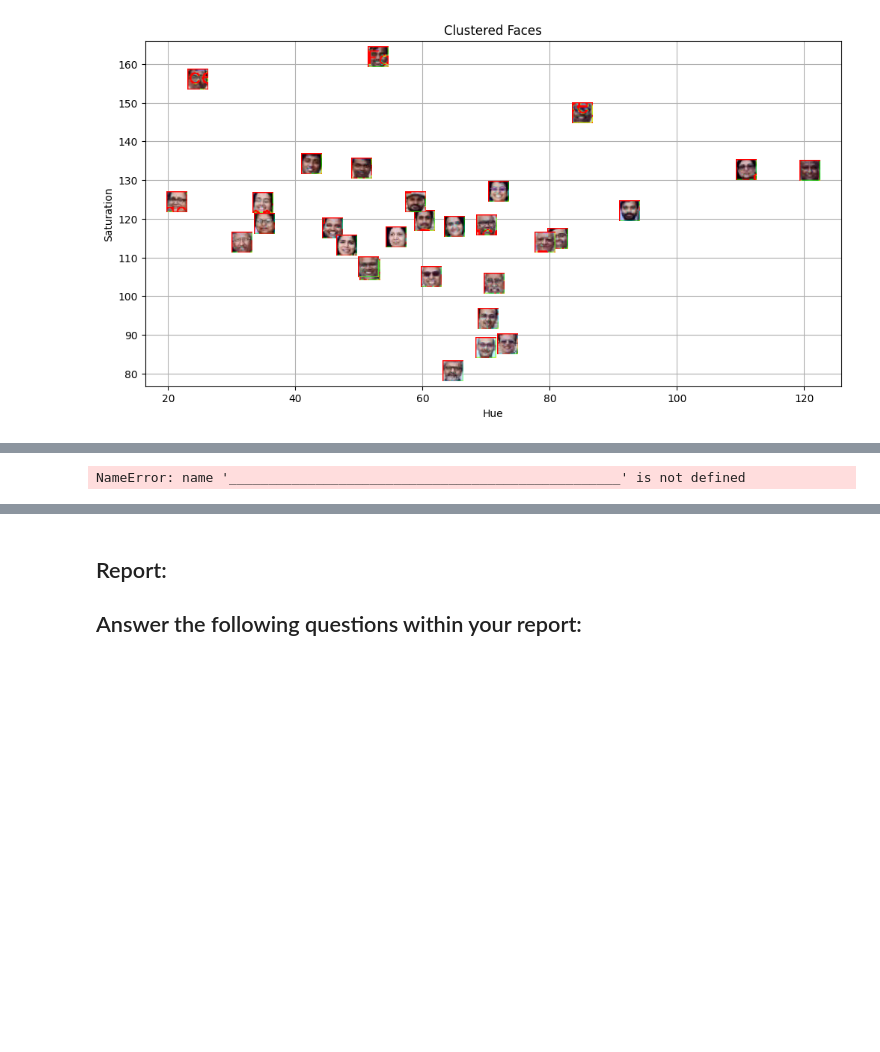
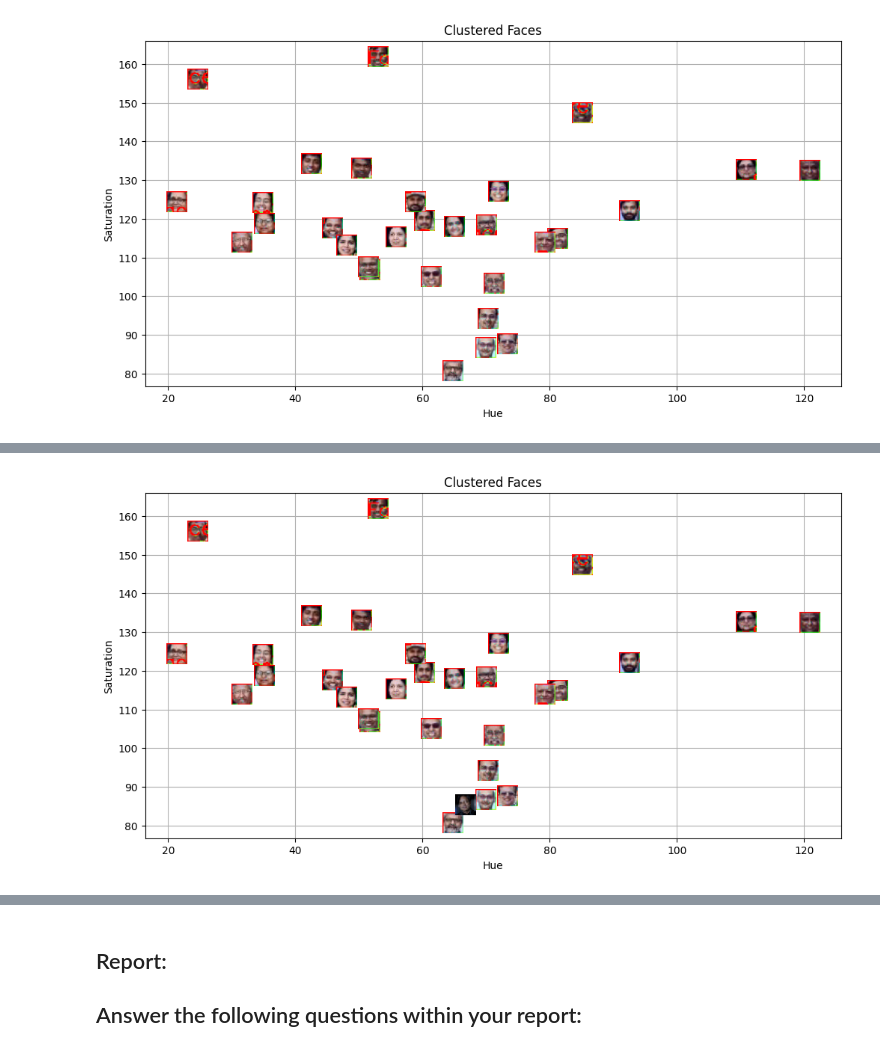
Before and after one commit to asp616848/Distance-Based-Classification, a Jupyter notebook: Lab 5-Spring 2025.ipynb, the cells around one changed output, grey strips where cells are left out. Cells and saved outputs as stored; diff of their text form; code cells hidden in the pictures; blank space fills up the shorter version.

```diff
--- a/Lab 5-Spring 2025.ipynb
+++ b/Lab 5-Spring 2025.ipynb
@@ -155,40 +156,47 @@ cv2.waitKey(0)
 cv2.destroyAllWindows()
 # %%
 # Convert the template image to HSV color space and store it in template_hsv
-template_hsv = __________________________________________________
+template_img = "Dr_Shashi_Tharoor.jpg"
+template_img = cv2.imread(template_img)
+template_hsv = cv2.cvtColor(template_img, cv2.COLOR_BGR2HSV)
 
 # Extract hue and saturation features from the template image as we did it for detected faces.
-template_hue = ____________________________________________________
-template_saturation = _________________________________________________
+template_hue = np.mean(template_hsv[:, :, 0])
+template_saturation = np.mean(template_hsv[:, :, 1])
 
 # Predict the cluster label for the template image and store it in template_label
-template_label = _________________________________________________________
+template_label = kmeans.predict([[template_hue, template_saturation]])[0]
 
 # Create a figure and axis for visualization
 fig, ax = plt.subplots(figsize=(12, 6))
 
 # Plot the clustered faces with custom markers (similar to previous code)
 for i, (x, y, w, h) in enumerate(faces_rect):
     color = 'red' if kmeans.labels_[i] == 0 else 'blue'
     im = OffsetImage(cv2.cvtColor(cv2.resize(face_images[i], (20, 20)), cv2.COLOR_HSV2RGB))
     ab = AnnotationBbox(im, (hue_saturation[i, 0], hue_saturation[i, 1]), frameon=False, pad=0)
     ax.add_artist(ab)
     plt.plot(hue_saturation[i, 0], hue_saturation[i, 1], 'o', markersize=5, color=color)
 
 # Plot the template image in the respective cluster
 if template_label == 0:
     color = 'red'
 else:
     color = 'blue'
 im = OffsetImage(cv2.cvtColor(cv2.resize(template_img, (20, 20)), cv2.COLOR_BGR2RGB))
 ab = AnnotationBbox(im, (template_hue, template_saturation), frameon=False, pad=0)
 ax.add_artist(ab)
 
 ## Put x label
+plt.xlabel("Hue")
 ## Put y label
+plt.ylabel("Saturation")
 ## Put title
+plt.title("Clustered Faces")
 ## Add grid
+plt.grid()
 ## show plot
+plt.show()
 # %% [output]
-NameError: name '__________________________________________________' is not defined
+[figure, added]
 # %%
```
Also changed, not shown: parts of 2 cells of this notebook.
